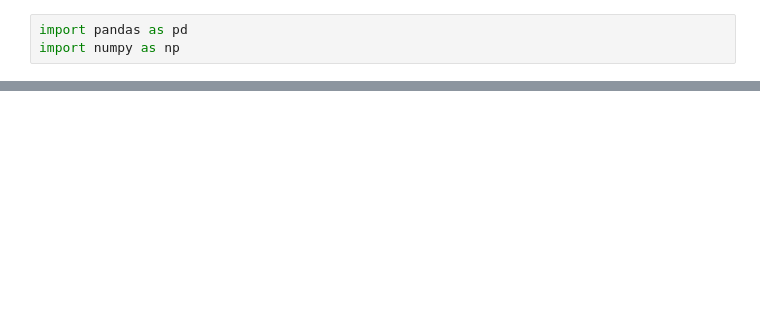
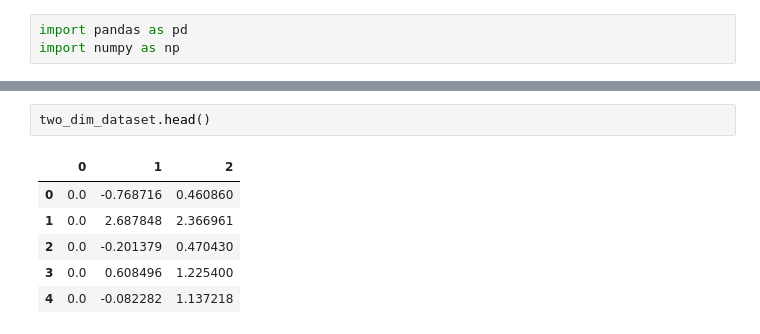
Before and after one commit to bohdanboiprav/GOIT, a Jupyter notebook: DATA SCIENCE/Week 6/HW_6.ipynb, the cells around one changed output, grey strips where cells are left out. Drawn from its saved outputs; the diff is of its cells as text; blank space fills up the shorter version.

```diff
--- a/DATA SCIENCE/Week 6/HW_6.ipynb
+++ b/DATA SCIENCE/Week 6/HW_6.ipynb
@@ -27,0 +54,9 @@ mnist.head()
+# %%
+two_dim_dataset.head()
+# %% [output]
+|  | 0 | 1 | 2 |
+| 0 | 0.0 | -0.768716 | 0.460860 |
+| 1 | 0.0 | 2.687848 | 2.366961 |
+| 2 | 0.0 | -0.201379 | 0.470430 |
+| 3 | 0.0 | 0.608496 | 1.225400 |
+| 4 | 0.0 | -0.082282 | 1.137218 |
```
Also changed, not shown: parts of 7 cells of this notebook.
